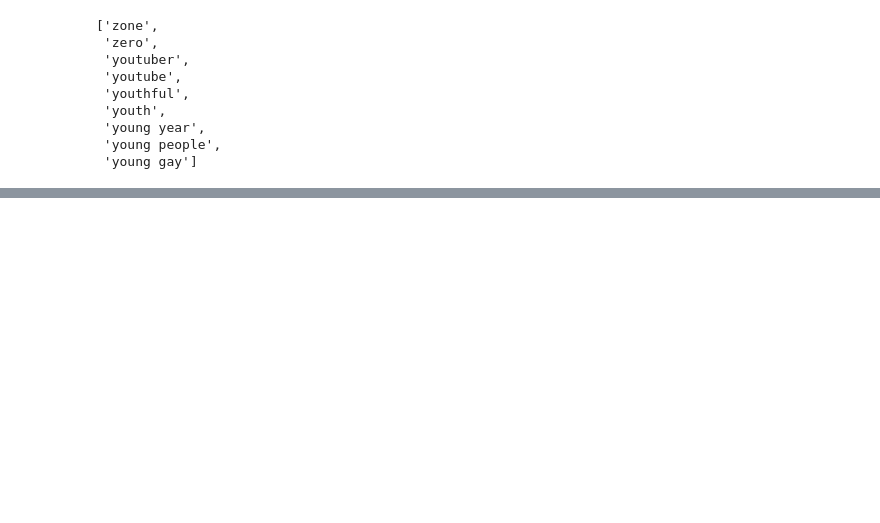
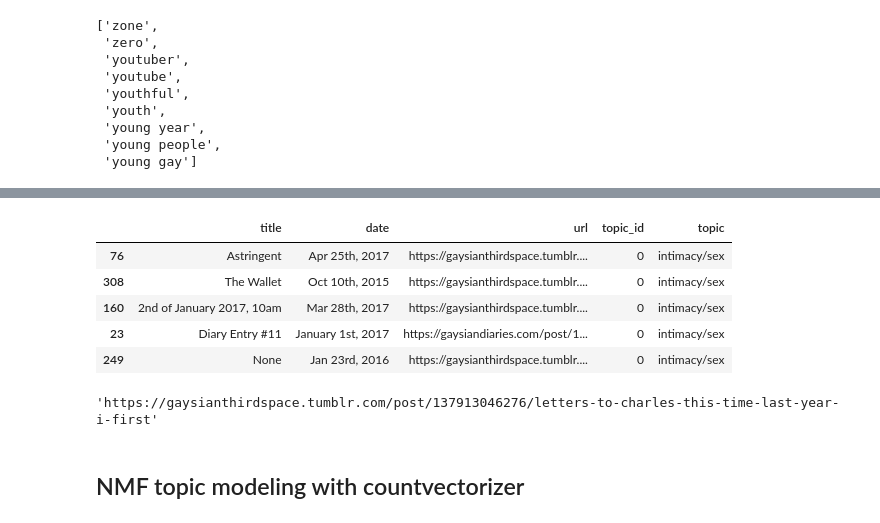
Before and after one commit to binh748/queer-asian-stories, a Jupyter notebook: notebooks/topic_modeling.ipynb, the cells around one changed output, grey strips where cells are left out. Saved outputs shown, nothing was run; the diff lists cells and outputs as text; code cells hidden in the pictures; blank space fills up the shorter version.

```diff
--- a/notebooks/topic_modeling.ipynb
+++ b/notebooks/topic_modeling.ipynb
@@ -287,0 +421,15 @@ array([[2766, 3375, 2452, 1541, 3057, 4886, 3040],
+# %%
+blogs_df[blogs_df['topic'] == 'intimacy/sex'].sample(5)
+# %% [output]
+|  | title | date | url | topic_id | topic |
+| 76 | Astringent | Apr 25th, 2017 | https://gaysianthirdspace.tumblr.... | 0 | intimacy/sex |
+| 308 | The Wallet | Oct 10th, 2015 | https://gaysianthirdspace.tumblr.... | 0 | intimacy/sex |
+| 160 | 2nd of January 2017, 10am | Mar 28th, 2017 | https://gaysianthirdspace.tumblr.... | 0 | intimacy/sex |
+| 23 | Diary Entry #11 | January 1st, 2017 | https://gaysiandiaries.com/post/1... | 0 | intimacy/sex |
+| 249 | None | Jan 23rd, 2016 | https://gaysianthirdspace.tumblr.... | 0 | intimacy/sex |
+# %%
+blogs_df.iloc[249]['url']
+# %% [output]
+'https://gaysianthirdspace.tumblr.com/post/137913046276/letters-to-charles-this-time-last-year-i-first'
+# %% [markdown]
+## NMF topic modeling with countvectorizer ##
```
Also changed, not shown: parts of 56 cells of this notebook.
